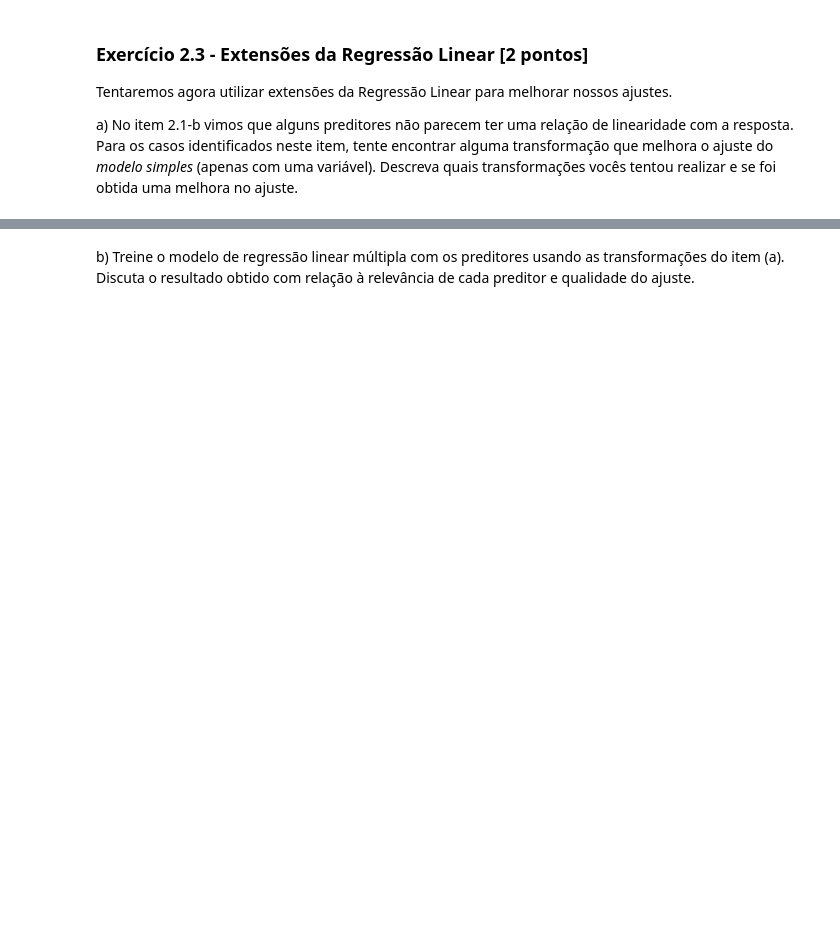
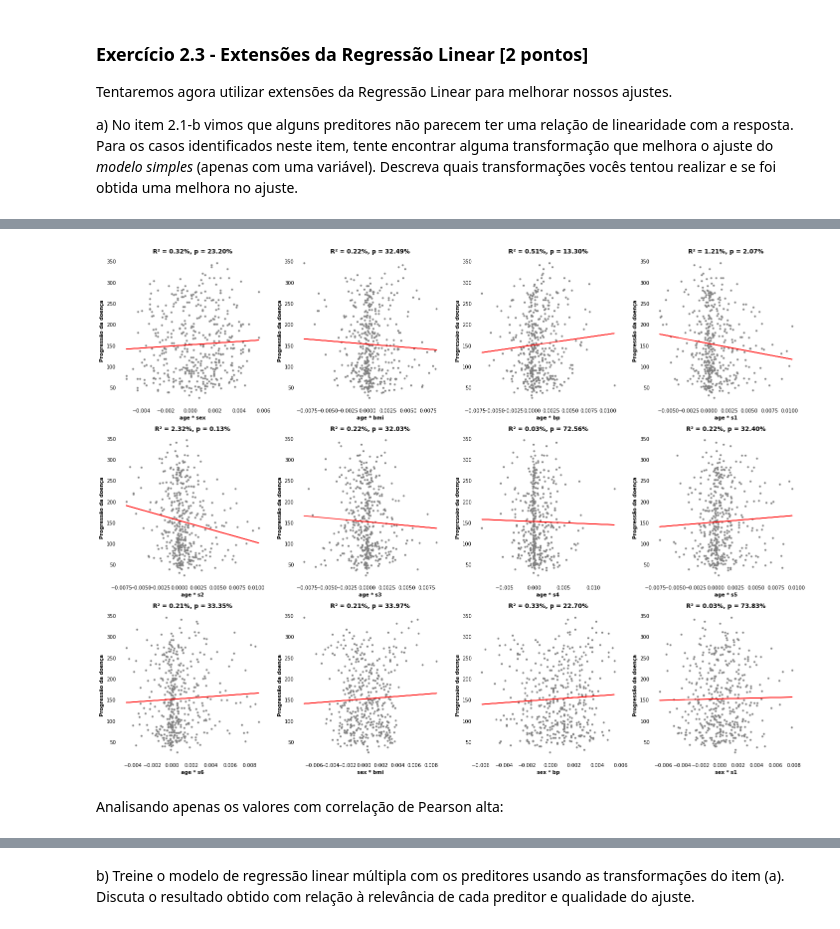
Before and after one commit to eshiraishi/aprendizado-de-maquina, a Jupyter notebook: semana-2/Atividade_2_Regressão_Linear.ipynb, the cells around one changed output, grey strips where cells are left out. Saved outputs shown, nothing was run; the diff lists cells and outputs as text; code cells hidden in the pictures; blank space fills up the shorter version.

```diff
--- a/semana-2/Atividade_2_Regressão_Linear.ipynb
+++ b/semana-2/Atividade_2_Regressão_Linear.ipynb
@@ -170,0 +318,3 @@ a) Identifique quais preditores possuem são relevantes para a resposta, a parti
+# %%
+for column, pvalue in model.pvalues[1:].iteritems():
+    print(f'{column}\t{pvalue:.2%}')
@@ -176,0 +336,3 @@ b) Realize o procedimento de ir retirando um preditor de cada vez, começando co
+# %%
+tvalues = model.tvalues.sort_values()
+tvalues
@@ -186,0 +424,11 @@ a) No item 2.1-b vimos que alguns preditores não parecem ter uma relação de l
+# %%
+interactions_copy = interactions.copy()
+interactions_copy['y'] = y
+
+corrs = interactions_copy.corr(method='pearson')
+corrs = corrs['y'][:-1]
+corrs = corrs[np.abs(corrs) >= 0.1]
+corrs = corrs.sort_values()
+
+for column, corr in corrs.iteritems():
+    print(f'{column}\t\t{corr:.2f}')
@@ -186,0 +445,12 @@ a) No item 2.1-b vimos que alguns preditores não parecem ter uma relação de l
+# %%
+models = []
+low_p = []
+print("preditor\t\t|\tR²\t\t|\tValor p")
+for column in interactions.columns:
+    X = sm.add_constant(interactions[column])
+    OLS = sm.OLS(y, X)
+    model = OLS.fit()
+    if model.pvalues[column] < 0.05:
+        print(f'{column}\t\t|\t{model.rsquared:.2%}\t|\t{model.pvalues[column]:.2%}')
+        low_p.append(column)
+    models.append(model)
@@ -186,0 +469,19 @@ a) No item 2.1-b vimos que alguns preditores não parecem ter uma relação de l
+# %%
+axes = plt.figure(figsize=(20, 15), tight_layout=1).subplots(3, 4)
+
+for column, model, axis in zip(interactions.columns, models, axes.flat):
+    axis.scatter(interactions[column], y, color='grey', marker='.')
+
+    X = sm.add_constant(interactions[column])
+    line = model.predict(X)
+    axis.plot(interactions[column], line, color='red')
+
+    title = f'R² = {model.rsquared:.2%}, p = {model.pvalues[column]:.2%}'
+    xlabel = column
+    ylabel = 'Progressão da doença'
+
+    theme_plot(axis, xlabel, ylabel, title)
+# %% [output]
+[figure, added]
+# %% [markdown]
+Analisando apenas os valores com correlação de Pearson alta:
```
Also changed, not shown: parts of 70 cells of this notebook, 3 other files.
